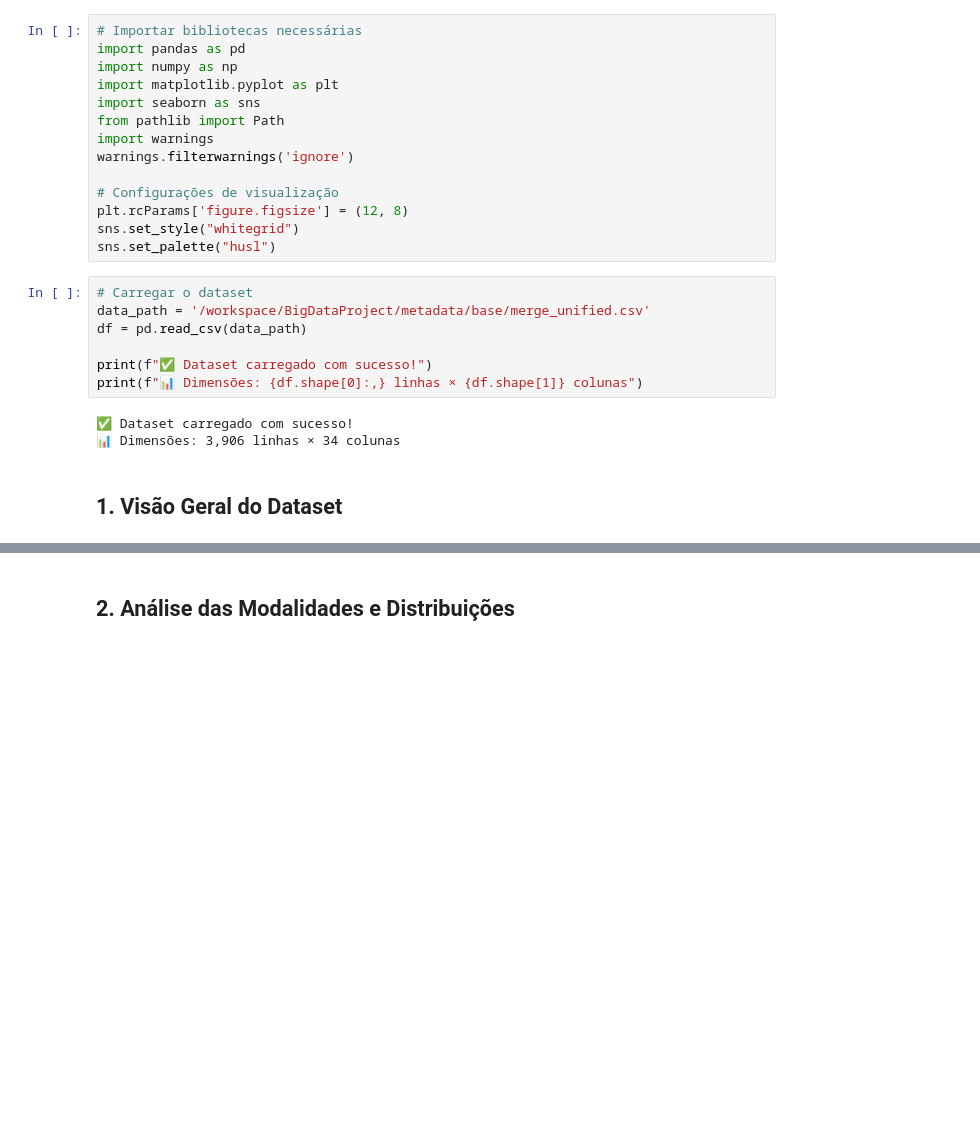
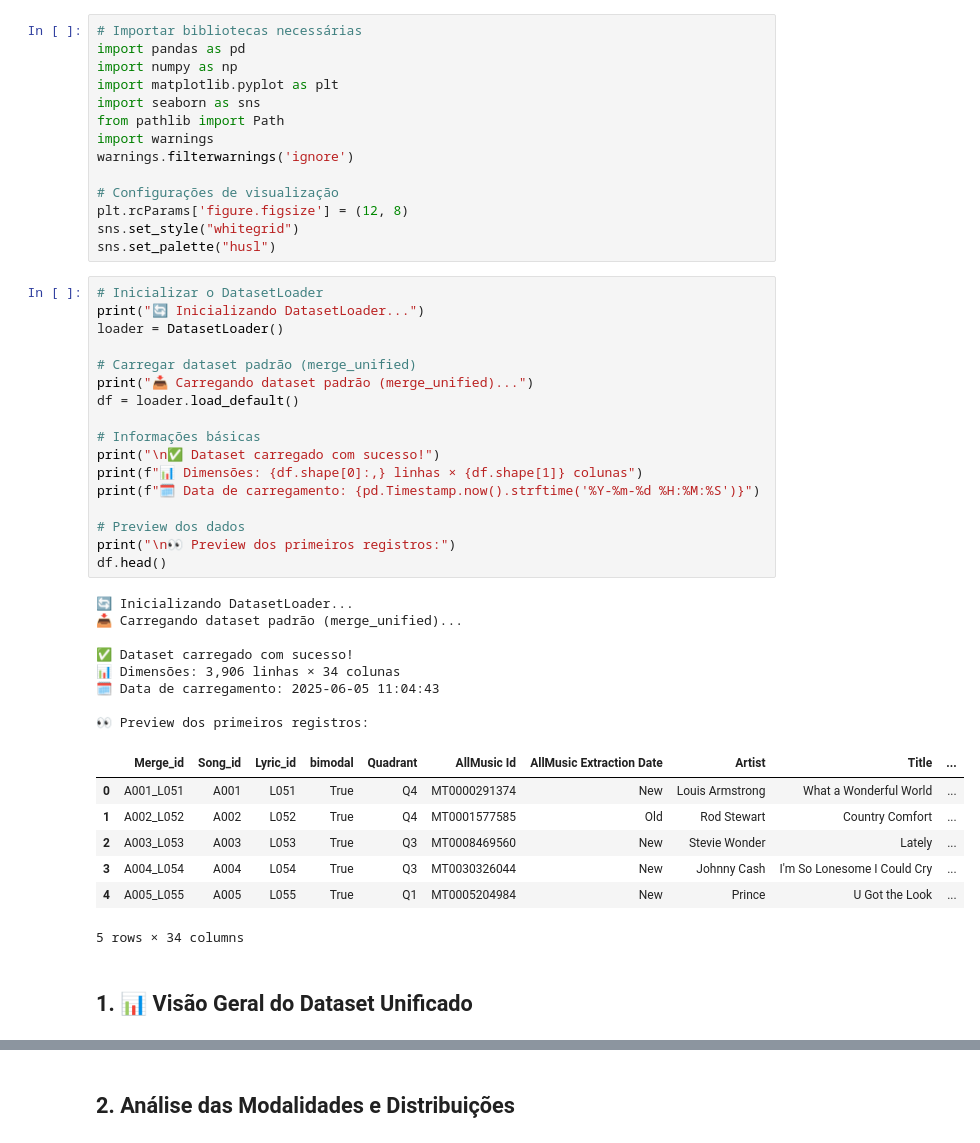
Before and after one commit to FMelo23155/BigDataProject, a Jupyter notebook: notebooks/analise.ipynb, the cells around one changed output, grey strips where cells are left out. Saved outputs shown, nothing was run; the diff lists cells and outputs as text; blank space fills up the shorter version.

Commit message:
Loader e README

```diff
--- a/notebooks/analise.ipynb
+++ b/notebooks/analise.ipynb
@@ -21,15 +40,38 @@ plt.rcParams['figure.figsize'] = (12, 8)
 sns.set_style("whitegrid")
 sns.set_palette("husl")
 # %%
-# Carregar o dataset
-data_path = '/workspace/BigDataProject/metadata/base/merge_unified.csv'
-df = pd.read_csv(data_path)
+# Inicializar o DatasetLoader
+print("🔄 Inicializando DatasetLoader...")
+loader = DatasetLoader()
 
-print(f"✅ Dataset carregado com sucesso!")
+# Carregar dataset padrão (merge_unified)
+print("📥 Carregando dataset padrão (merge_unified)...")
+df = loader.load_default()
+
+# Informações básicas
+print("\n✅ Dataset carregado com sucesso!")
 print(f"📊 Dimensões: {df.shape[0]:,} linhas × {df.shape[1]} colunas")
+print(f"🗓️ Data de carregamento: {pd.Timestamp.now().strftime('%Y-%m-%d %H:%M:%S')}")
+
+# Preview dos dados
+print("\n👀 Preview dos primeiros registros:")
+df.head()
 # %% [output]
+🔄 Inicializando DatasetLoader...
+📥 Carregando dataset padrão (merge_unified)...
+
 ✅ Dataset carregado com sucesso!
 📊 Dimensões: 3,906 linhas × 34 colunas
+🗓️ Data de carregamento: 2025-06-05 11:04:43
+
+👀 Preview dos primeiros registros:
+|  | Merge_id | Song_id | Lyric_id | bimodal | Quadrant | AllMusic Id | AllMusic Extraction Date | Artist | Title | ... |
+| 0 | A001_L051 | A001 | L051 | True | Q4 | MT0000291374 | New | Louis Armstrong | What a Wonderful World | ... |
+| 1 | A002_L052 | A002 | L052 | True | Q4 | MT0001577585 | Old | Rod Stewart | Country Comfort | ... |
+| 2 | A003_L053 | A003 | L053 | True | Q3 | MT0008469560 | New | Stevie Wonder | Lately | ... |
+| 3 | A004_L054 | A004 | L054 | True | Q3 | MT0030326044 | New | Johnny Cash | I'm So Lonesome I Could Cry | ... |
+| 4 | A005_L055 | A005 | L055 | True | Q1 | MT0005204984 | New | Prince | U Got the Look | ... |
+5 rows × 34 columns
 # %% [markdown]
-## 1. Visão Geral do Dataset
+## 1. 📊 Visão Geral do Dataset Unificado
 # %%
```
Also changed, not shown: parts of 4 cells of this notebook, 6 other files.
